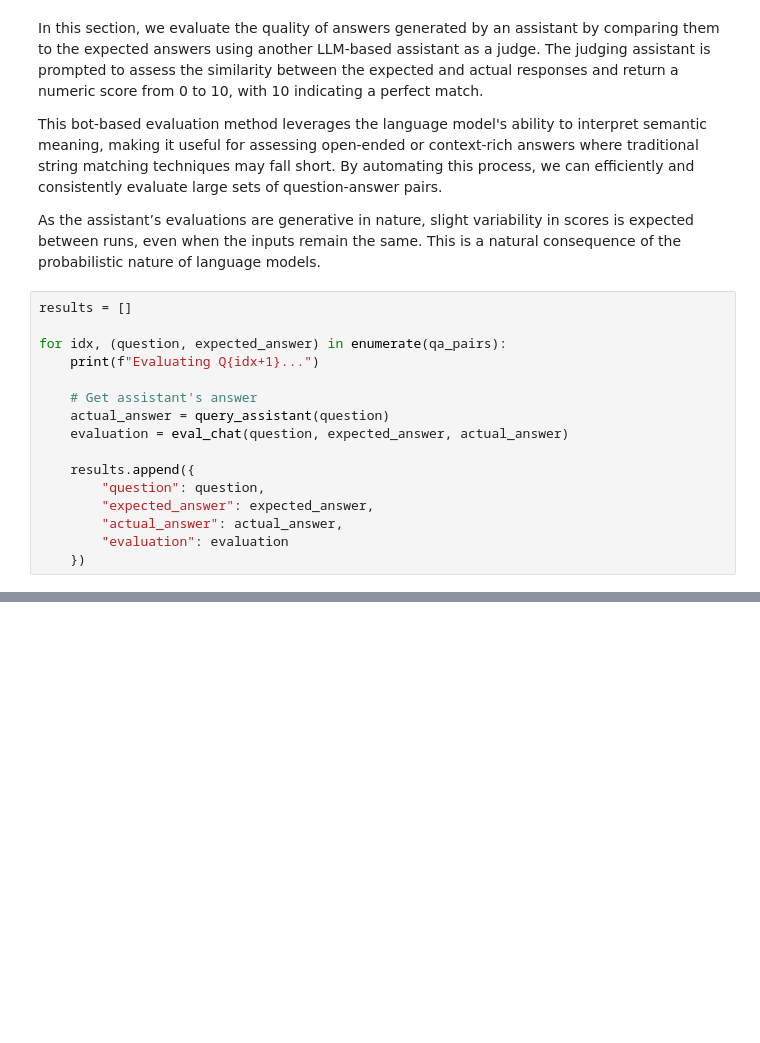
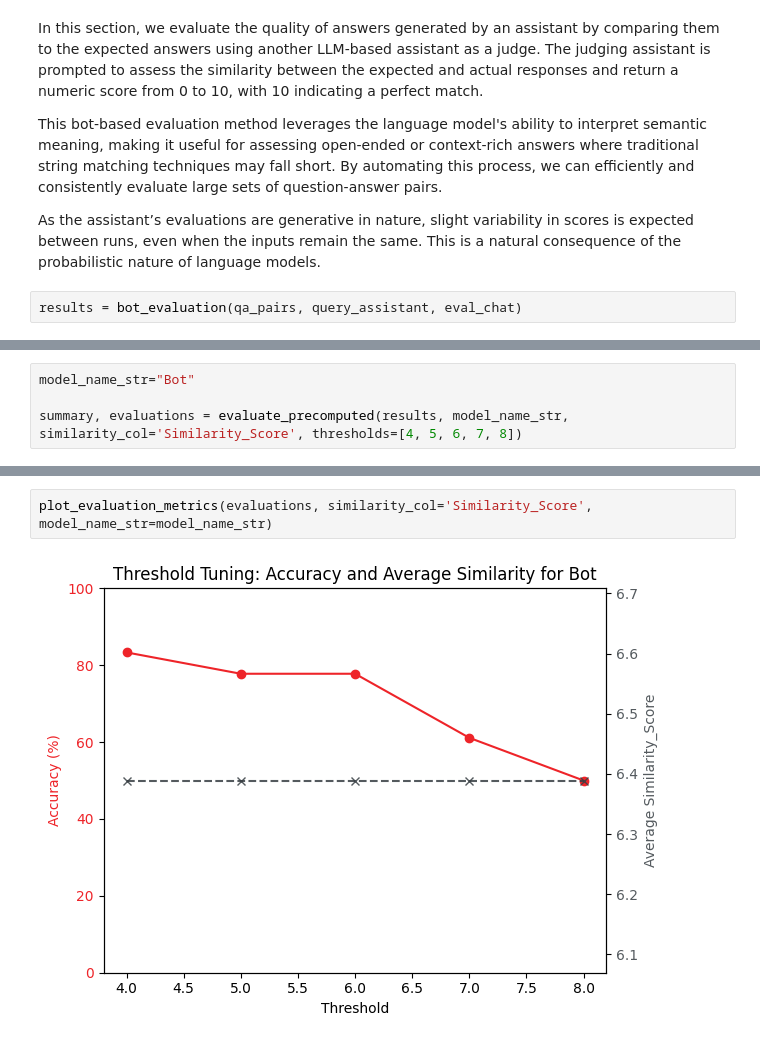
Before and after one commit to salvadord18/Fidelidade_Chatbot, a Jupyter notebook: evaluation.ipynb, the cells around one changed output, grey strips where cells are left out. Drawn from its saved outputs; the diff is of its cells as text; blank space fills up the shorter version.

```diff
--- a/evaluation.ipynb
+++ b/evaluation.ipynb
@@ -244,18 +268,4 @@ This bot-based evaluation method leverages the language model's ability to inter
 
 As the assistant’s evaluations are generative in nature, slight variability in scores is expected between runs, even when the inputs remain the same. This is a natural consequence of the probabilistic nature of language models.
 # %%
-results = []
-
-for idx, (question, expected_answer) in enumerate(qa_pairs):
-    print(f"Evaluating Q{idx+1}...")
-
-    # Get assistant's answer
-    actual_answer = query_assistant(question)
-    evaluation = eval_chat(question, expected_answer, actual_answer)
-
-    results.append({
-        "question": question,
-        "expected_answer": expected_answer,
-        "actual_answer": actual_answer,
-        "evaluation": evaluation
-    })
+results = bot_evaluation(qa_pairs, query_assistant, eval_chat)
@@ -309,0 +294,4 @@ df.to_excel('./evaluation/bot_eval.xlsx', index=False)
+# %%
+model_name_str="Bot"
+
+summary, evaluations = evaluate_precomputed(results, model_name_str, similarity_col='Similarity_Score', thresholds=[4, 5, 6, 7, 8])
@@ -309,0 +313,4 @@ df.to_excel('./evaluation/bot_eval.xlsx', index=False)
+# %%
+plot_evaluation_metrics(evaluations, similarity_col='Similarity_Score', model_name_str=model_name_str)
+# %% [output]
+[figure, added]
```
Also changed, not shown: parts of 13 cells of this notebook, 2 other files.
